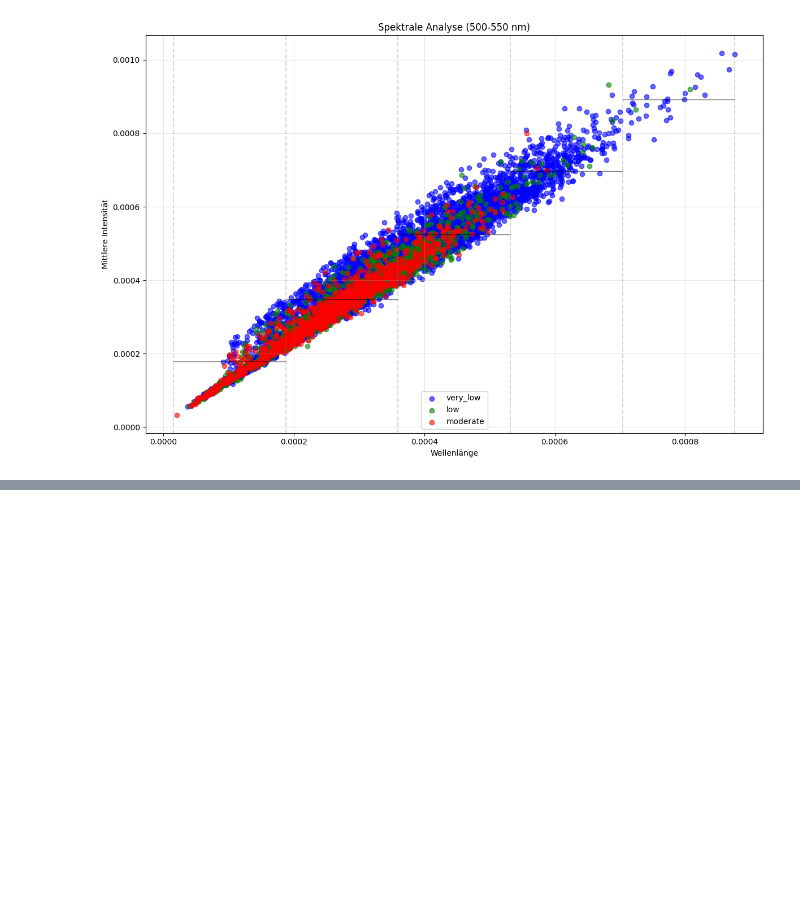
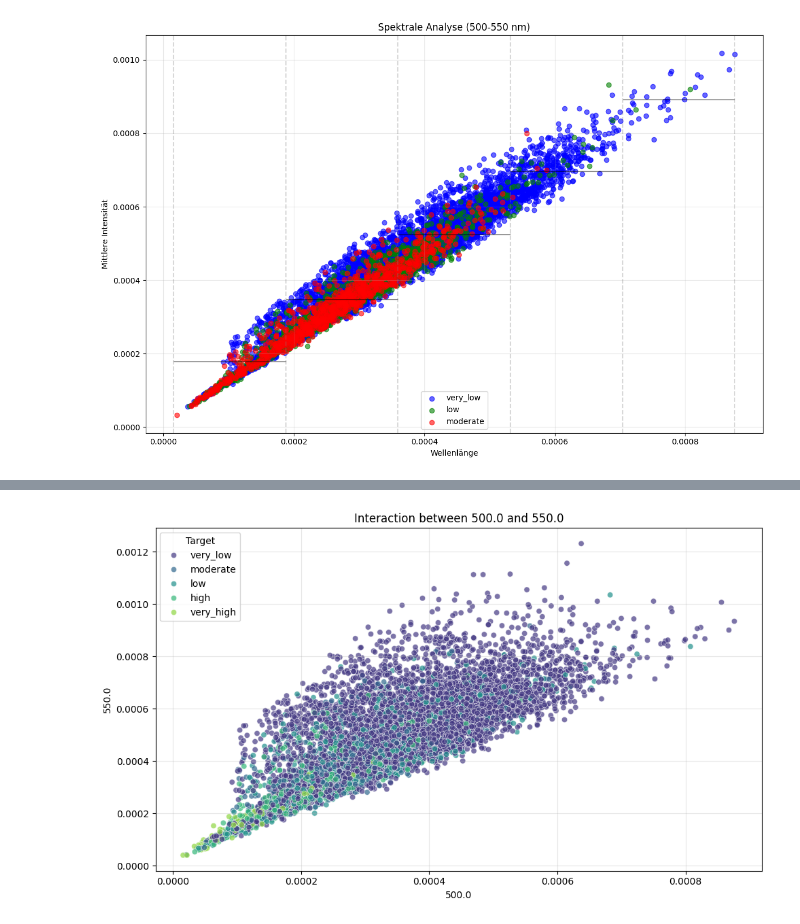
Before and after one commit to HU-VisualAnalytics-GrE/Feature-Importance, a Jupyter notebook: task3.ipynb, the cells around one changed output, grey strips where cells are left out. Drawn from its saved outputs; the diff is of its cells as text; code cells hidden in the pictures; blank space fills up the shorter version.

```diff
--- a/task3.ipynb
+++ b/task3.ipynb
@@ -136,0 +137,30 @@ plot_spectral_intervals(df_test, df_target,
+# %%
+def plot_interaction(df_test, df_target, feature1, feature2):
+    """
+    Parameters:
+    df_test: DataFrame with the input features
+    df_target: DataFrame with the target variable
+    feature1: The first feature to plot
+    feature2: The second feature to plot
+    """
+    # Merge the features and target into a single DataFrame for plotting
+    df_plot = df_test[[feature1, feature2]].copy()
+    df_plot['target'] = df_target['x']
+
+    # Create a scatter plot
+    plt.figure(figsize=(10, 6))
+    sns.scatterplot(data=df_plot, x=feature1, y=feature2, hue='target', palette='viridis', alpha=0.7)
+
+    # Add labels and title
+    plt.xlabel(feature1)
+    plt.ylabel(feature2)
+    plt.title(f'Interaction between {feature1} and {feature2}')
+    plt.legend(title='Target')
+    plt.grid(True, alpha=0.3)
+    plt.tight_layout()
+    plt.show()
+
+# Example usage with two features
+plot_interaction(df_test, df_target, feature1='500.0', feature2='550.0')
+# %% [output]
+[figure, added]
```
Also changed, not shown: parts of 14 cells of this notebook.
